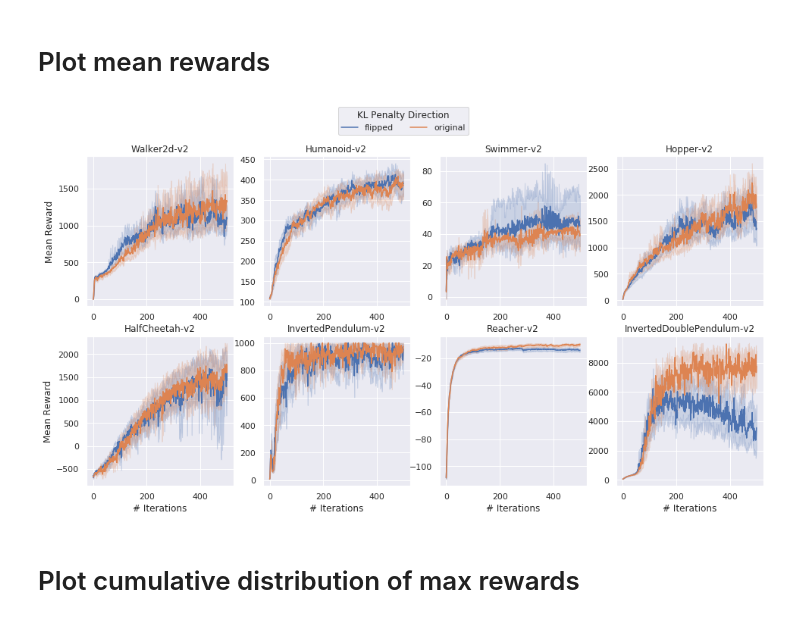
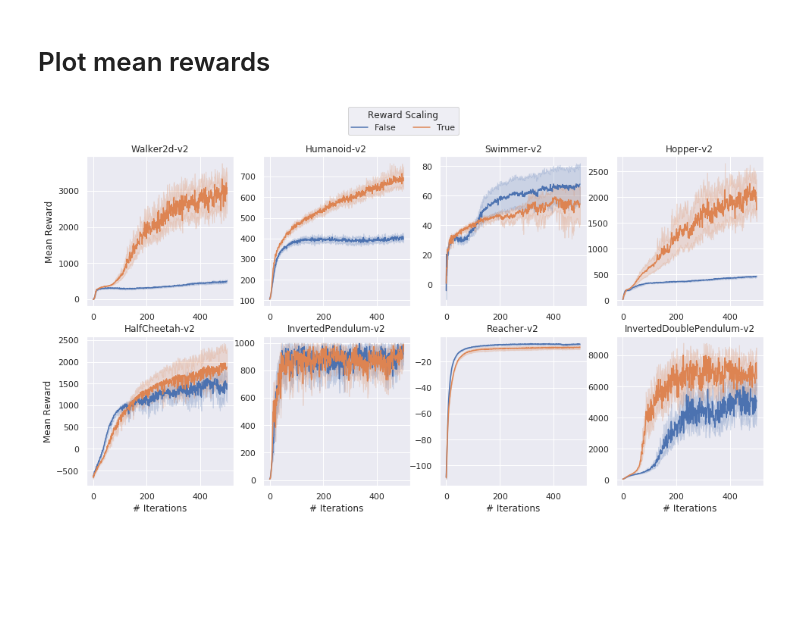
Before and after one commit to chloechsu/code-for-paper, a Jupyter notebook: analysis/experiment_results_reward_scaling.ipynb, the cells around one changed output. Saved outputs shown, nothing was run; the diff lists cells and outputs as text; code cells hidden in the pictures; blank space fills up the shorter version.

```diff
--- a/analysis/experiment_results_reward_scaling.ipynb
+++ b/analysis/experiment_results_reward_scaling.ipynb
@@ -40,9 +21,9 @@ games =  ["Walker2d-v2", "Humanoid-v2", "Swimmer-v2", "Hopper-v2",
           "HalfCheetah-v2", "InvertedPendulum-v2", "Reacher-v2", "InvertedDoublePendulum-v2"]
 code_level_opts = {
       #'kl_penalty_coeff': [3, 0.0],
-      'kl_penalty_direction': ['new_to_old', 'old_to_new'],
+      #'kl_penalty_direction': ['new_to_old', 'old_to_new'],
       #'clip_advantages': [3, 5, 1e8],
-      #'norm_rewards': ['none', 'returns'],
+      'norm_rewards': ['none', 'returns'],
       #'anneal_lr': [False, True],
       #'value_clipping': [False, True],
       #'initialization': ['xavier', 'orthogonal']
@@ -60,27 +41,25 @@ opt = opt.merge(key_metadata, on='exp_id')
 # %%
 # Plot setup
 fig, ax = plt.subplots(2, 4, figsize=(16,8))
 
 for j, g in enumerate(games):
-    for i, cl_opt in enumerate(code_level_opts):
-        for b in code_level_opts[cl_opt]:
-            filt = opt[(opt[cl_opt] == b) & (opt.game == g)]
-            sns.lineplot(filt.opt_step, filt.mean_reward, n_boot=1000,
-                         ax=ax.flatten()[j], label=f"{cl_opt}: {b}", legend=False)
-        ax.flatten()[j].set_title(g)
+    cl_opt = 'norm_rewards'
+    for b in ['none', 'returns']:
+        filt = opt[(opt[cl_opt] == b) & (opt.game == g)]
+        sns.lineplot(filt.opt_step, filt.mean_reward, n_boot=1000,
+                     ax=ax.flatten()[j], label=f"{cl_opt}: {b}", legend=False)
+    ax.flatten()[j].set_title(g)
 
 for a in ax.flatten():
     a.set_ylabel('')
     a.set_xlabel('')
 for row in ax:
     row[0].set_ylabel('Mean Reward')
 for a in ax[-1]:
     a.set_xlabel('# Iterations')
 
 handles, labels = ax[-1][-1].get_legend_handles_labels()
-fig.legend(handles, ['flipped', 'original'], loc='upper center', title='KL Penalty Direction', ncol=2)
+fig.legend(handles, ['False', 'True'], loc='upper center', title='Reward Scaling', ncol=2)
 plt.show()
 # %% [output]
-[figure, old version]
+[figure, new version]
-# %% [markdown]
-# Plot cumulative distribution of max rewards
```
Also changed, not shown: parts of 18 cells of this notebook, 31 other files.
